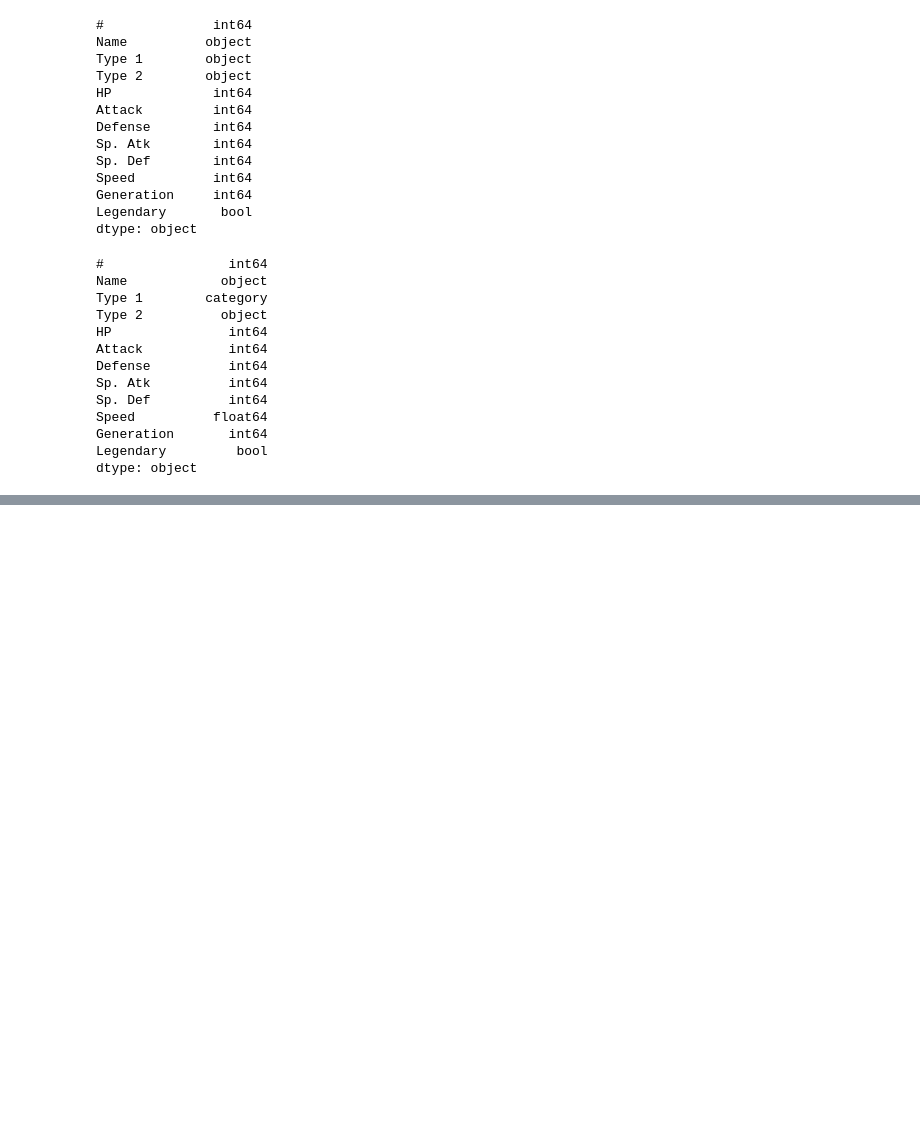
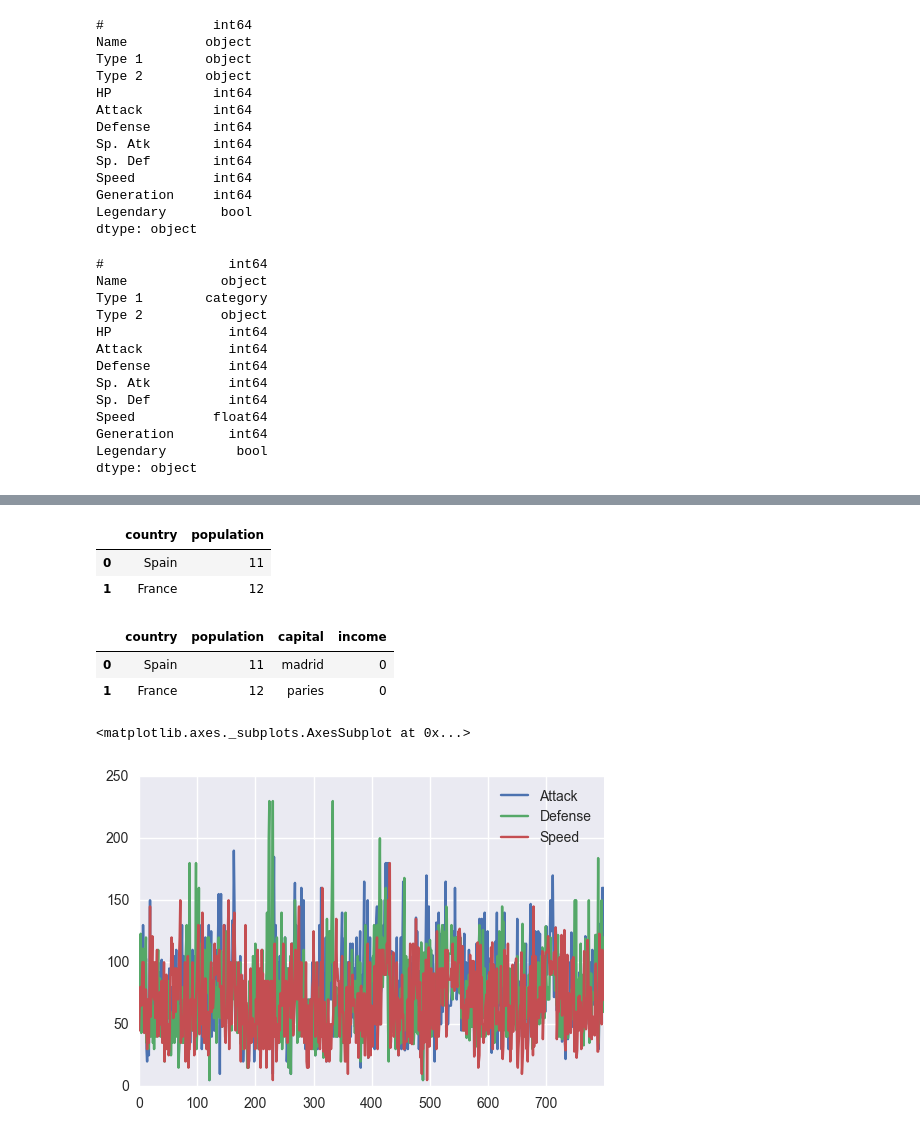
Before and after one commit to Phoenixinfire/learngit, a Jupyter notebook: Data_ScienceTutorial_for_Beginners/notebook_code.ipynb, the cells around one changed output, grey strips where cells are left out. Drawn from its saved outputs; the diff is of its cells as text; code cells hidden in the pictures; blank space fills up the shorter version.

```diff
--- a/Data_ScienceTutorial_for_Beginners/notebook_code.ipynb
+++ b/Data_ScienceTutorial_for_Beginners/notebook_code.ipynb
@@ -263,0 +299,27 @@ dtype: object
+# %%
+country = ["Spain","France"]
+population = ["11","12"]
+list_label = ["country","population"]
+list_col = [country,population]
+zipped = list(zip(list_label,list_col))
+data_dict = dict(zipped)
+df = pd.DataFrame(data_dict)
+df
+# %% [output]
+|  | country | population |
+| 0 | Spain | 11 |
+| 1 | France | 12 |
+# %%
+df['capital']=['madrid','paries']
+df['income']=0
+df
+# %% [output]
+|  | country | population | capital | income |
+| 0 | Spain | 11 | madrid | 0 |
+| 1 | France | 12 | paries | 0 |
+# %%
+data1=data.loc[:,["Attack","Defense","Speed"]]
+data1.plot()
+# %% [output]
+<matplotlib.axes._subplots.AxesSubplot at 0x...>
+[figure, added]
```
Also changed, not shown: parts of 23 cells of this notebook, 1 other file.
